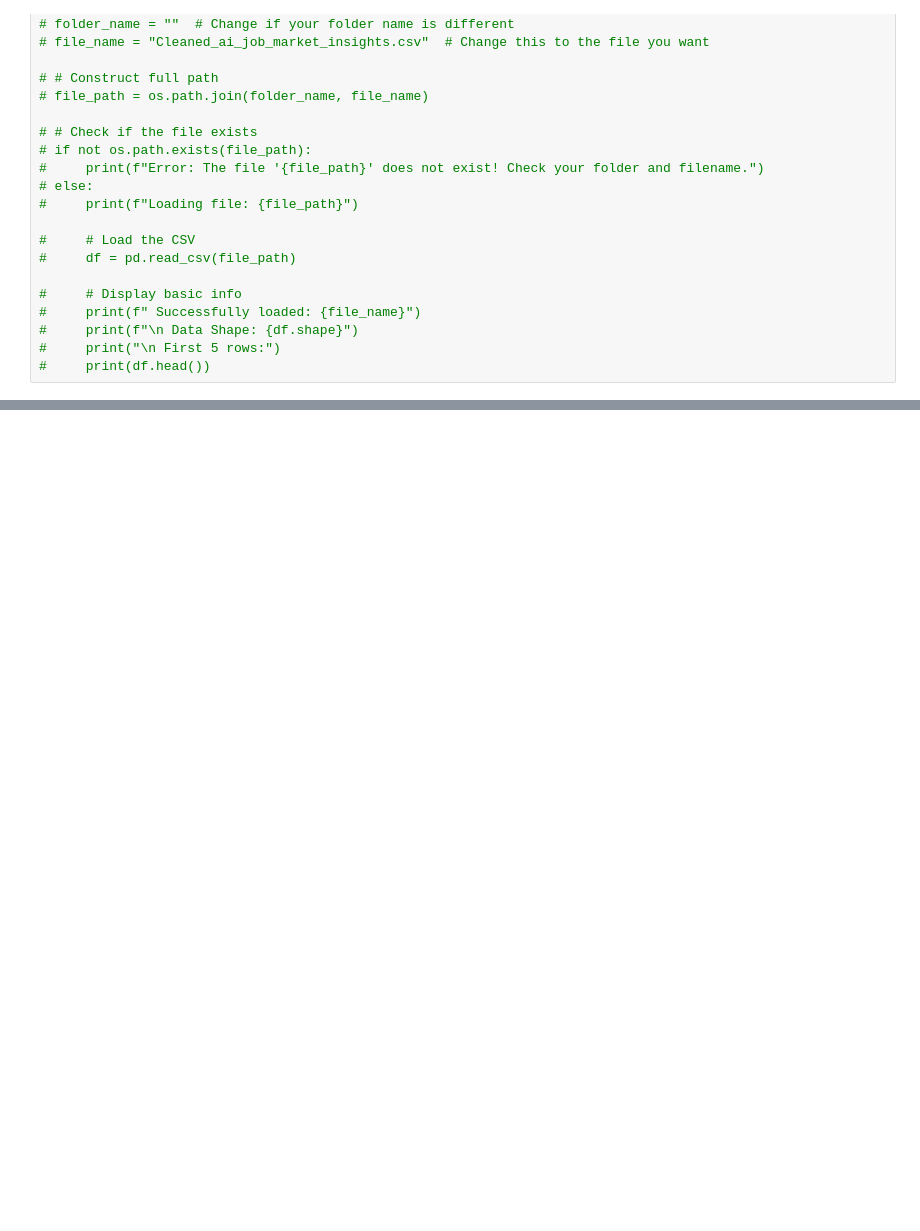
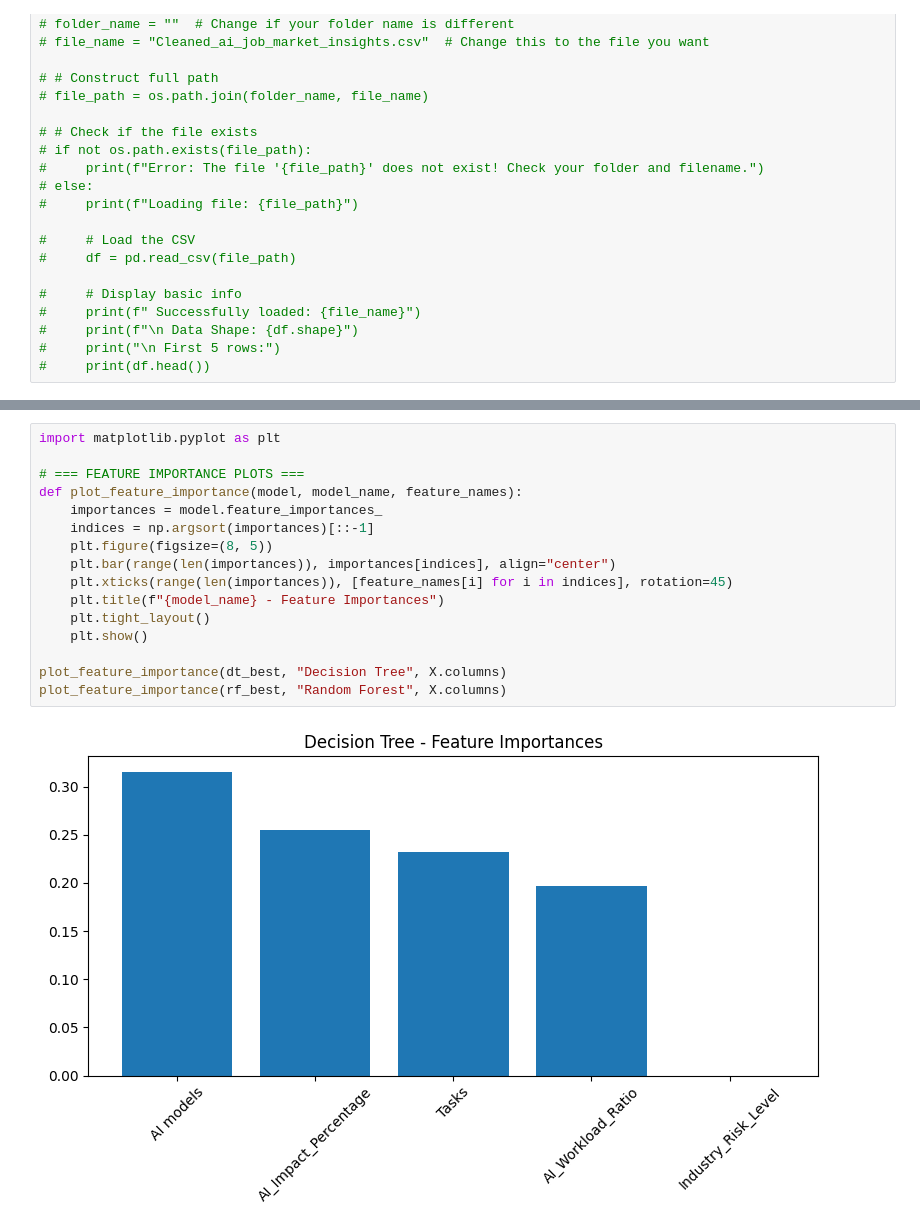
Before and after one commit to Kingtsolo/Reaserch-Project, a Jupyter notebook: Research_project/Cleaned/Week3.ipynb, the cells around one changed output, grey strips where cells are left out. Cells and saved outputs as stored; diff of their text form; blank space fills up the shorter version.

```diff
--- a/Research_project/Cleaned/Week3.ipynb
+++ b/Research_project/Cleaned/Week3.ipynb
@@ -438,0 +234,18 @@ weighted avg       1.00      1.00      1.00        28
+# %%
+import matplotlib.pyplot as plt
+
+# === FEATURE IMPORTANCE PLOTS ===
+def plot_feature_importance(model, model_name, feature_names):
+    importances = model.feature_importances_
+    indices = np.argsort(importances)[::-1]
+    plt.figure(figsize=(8, 5))
+    plt.bar(range(len(importances)), importances[indices], align="center")
+    plt.xticks(range(len(importances)), [feature_names[i] for i in indices], rotation=45)
+    plt.title(f"{model_name} - Feature Importances")
+    plt.tight_layout()
+    plt.show()
+
+plot_feature_importance(dt_best, "Decision Tree", X.columns)
+plot_feature_importance(rf_best, "Random Forest", X.columns)
+# %% [output]
+[figure, added]
```
Also changed, not shown: parts of 6 cells of this notebook, 10 other files.
